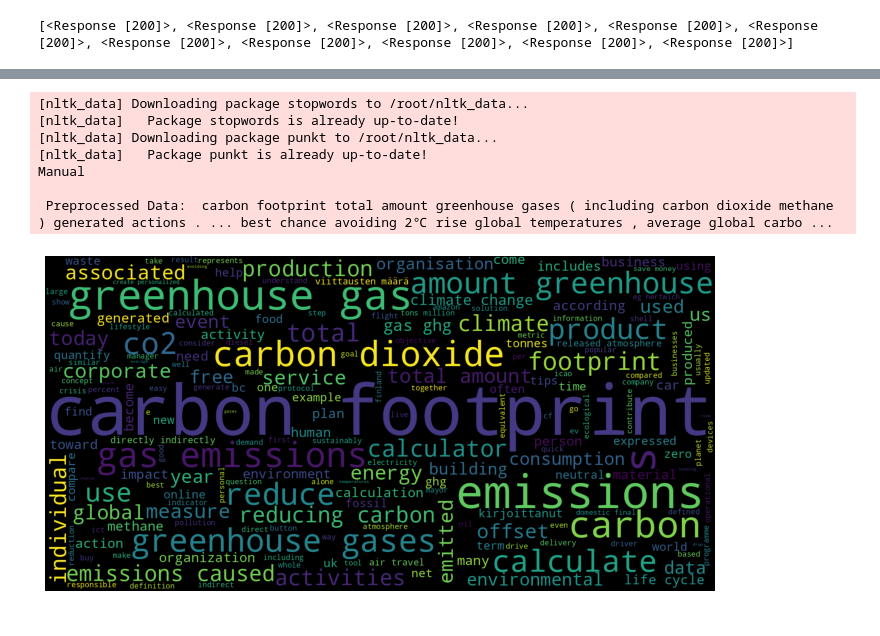
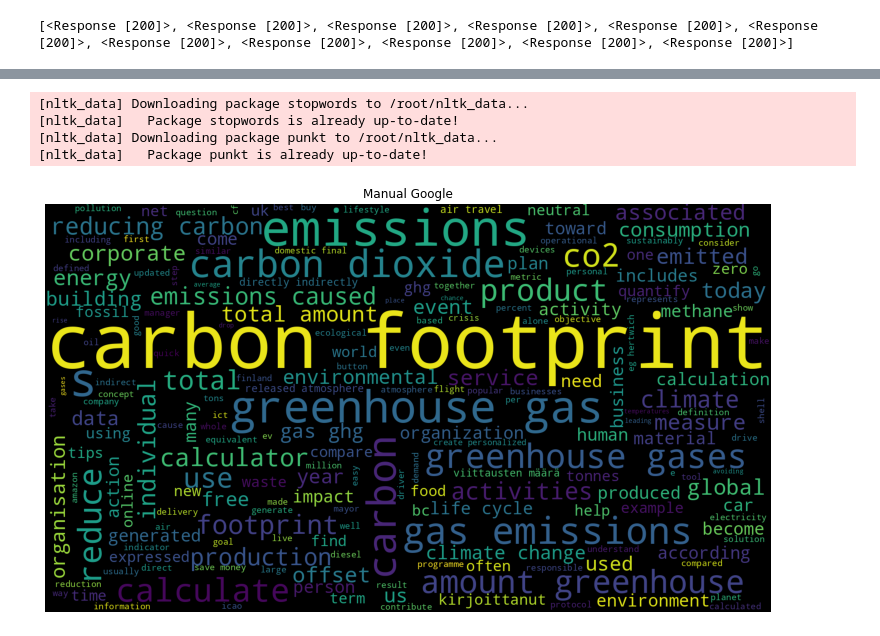
Before and after one commit to vtiinanen/NLP_WuzzyFuzzy, a Jupyter notebook: notebook.ipynb, the cells around one changed output, grey strips where cells are left out. Saved outputs shown, nothing was run; the diff lists cells and outputs as text; code cells hidden in the pictures.

```diff
--- a/notebook.ipynb
+++ b/notebook.ipynb
@@ -1,11 +1,11 @@
 # %%
 """ Form Google search urls for scraping """
 
-ORIG_URL = 'https://www.google.com/search?q=carbon+footprint'
+GOOGLE_ORIG_URL = 'https://www.google.com/search?q=carbon+footprint'
 
 page_amount = 11
-URLS = [ORIG_URL + '&start=' + str(i*10) for i in range(0, page_amount)]
-print(URLS)
+GOOGLE_URLS = [GOOGLE_ORIG_URL + '&start=' + str(i*10) for i in range(0, page_amount)]
+print(GOOGLE_URLS)
 # %% [output]
 ['https://www.google.com/search?q=carbon+footprint&start=0', 'https://www.google.com/search?q=carbon+footprint&start=10', 'https://www.google.com/search?q=carbon+footprint&start=20', 'https://www.goog ...
 # %%
@@ -29,9 +29,8 @@ def get_response(url):
         raise
     return resp
 
-responses = [get_response(URL) for URL in URLS]
-
-print(responses)
+google_responses = [get_response(url) for url in GOOGLE_URLS]
+print(google_responses)
 # %% [output]
 [<Response [200]>, <Response [200]>, <Response [200]>, <Response [200]>, <Response [200]>, <Response [200]>, <Response [200]>, <Response [200]>, <Response [200]>, <Response [200]>, <Response [200]>]
 # %%
@@ -39,7 +38,7 @@ print(responses)
 
 from bs4 import BeautifulSoup
 
-def get_description(response):
+def google_get_description(response):
     returnable=[]
     soup = BeautifulSoup(response.content, "html.parser")
     for s in soup.find_all("div", class_="g"):
@@ -54,12 +53,12 @@ def get_description(response):
             returnable.append(desc_text.replace('\xa0', ' '))
     return returnable
 
-descriptions_of_pages = [get_description(res) for res in responses]
+google_descriptions_of_pages = [google_get_description(res) for res in google_responses]
 
 def flatten(t):
     return [item for sublist in t for item in sublist]
 
-bs4_scraped_snippets = flatten(descriptions_of_pages)
+bs4_scraped_snippets = flatten(google_descriptions_of_pages)
 
 print(*bs4_scraped_snippets, sep='\n')
 # Possibly not usable data atm
@@ -154,61 +221,46 @@ calc_fuzz_values(manually_scraped_snippets[3], manually_scraped_snippets[4])
 # %%
 """ WordCloud """
 
 import matplotlib.pyplot as plt
 
 import nltk
 nltk.download('stopwords')
 nltk.download('punkt')
 
 from nltk.corpus import stopwords
 from nltk.tokenize import word_tokenize
 from wordcloud import WordCloud
 
-class WordCloudGeneration:
-    def preprocessing(self, data):
-        # convert all words to lowercase
-        data = [item.lower() for item in data]
-        # load the stop_words of english
-        stop_words = set(stopwords.words('english'))
-        # concatenate all the data with spaces.
-        paragraph = ' '.join(data)
-        # tokenize the paragraph using the inbuilt tokenizer
-        word_tokens = word_tokenize(paragraph)
-        # filter words present in stopwords list
-        preprocessed_data = ' '.join([word for word in word_tokens if not word in stop_words])
-        print("\n Preprocessed Data: " ,preprocessed_data)
-        return preprocessed_data
+def preprocess(data):
+    data = [item.lower() for item in data]
+    stop_words = set(stopwords.words('english'))
+    paragraph = ' '.join(data)
+    word_tokens = word_tokenize(paragraph)
+    preprocessed_data = ' '.join([word for word in word_tokens if not word in stop_words])
+    return preprocessed_data
 
-    def create_word_cloud(self, final_data):
-        # initiate WordCloud object with parameters width, height, maximum font size and background color
-        # call the generate method of WordCloud class to generate an image
-        wordcloud = WordCloud(width=1600, height=800, max_font_size=200, background_color="black").generate(final_data)
-        # plt the image generated by WordCloud class
-        plt.figure(figsize=(12,10))
-        plt.imshow(wordcloud)
-        plt.axis("off")
-        plt.show()
+def get_word_cloud(data, title):
+    wordcloud = WordCloud(width=1600, height=900, max_font_size=200, background_color="black").generate(data)
+    plt.figure(figsize=(13,11))
+    plt.imshow(wordcloud)
+    plt.axis("off")
+    plt.title(title)
+    return plt
 
-# you may uncomment the following line to use custom input
-# input_text = input("Enter the text here: ")
-# input_text = 'These datasets are used for machine-learning research and have been cited in peer-reviewed academic journals. Datasets are an integral part of the field of machine learning. Major advances in this field can result from advances in learning algorithms (such as deep learning), computer hardware, and, less-intuitively, the availability of high-quality training datasets.[1] High-quality labeled training datasets for supervised and semi-supervised machine learning algorithms are usually difficult and expensive to produce because of the large amount of time needed to label the data. Although they do not need to be labeled, high-quality datasets for unsupervised learning can also be difficult and costly to produce.'
-# input_text = input_text.split('.')
+manual_clean_data = preprocess(manually_scraped_snippets)
+manual_plot = get_word_cloud(manual_clean_data, 'Manual Google')
+manual_plot.show()
 
-print('Manual')
-manual_wordcloud_generator = WordCloudGeneration()
-manual_clean_data = manual_wordcloud_generator.preprocessing(manually_scraped_snippets)
-manual_wordcloud_generator.create_word_cloud(manual_clean_data)
+bs4_clean_data = preprocess(bs4_scraped_snippets)
+bs4_plot = get_word_cloud(bs4_clean_data, 'BS4 Google')
+bs4_plot.show()
 
-print('BS4')
-bs4_wordcloud_generator = WordCloudGeneration()
-bs4_clean_data = bs4_wordcloud_generator.preprocessing(bs4_scraped_snippets)
-bs4_wordcloud_generator.create_word_cloud(bs4_clean_data)
+bbc_clean_data = preprocess(bbc_scraped_snippets)
+bbc_plot = get_word_cloud(bbc_clean_data, 'BS4 BBC')
+bbc_plot.show()
 # %% [output]
 [nltk_data] Downloading package stopwords to /root/nltk_data...
 [nltk_data]   Package stopwords is already up-to-date!
 [nltk_data] Downloading package punkt to /root/nltk_data...
 [nltk_data]   Package punkt is already up-to-date!
-Manual
-
- Preprocessed Data:  carbon footprint total amount greenhouse gases ( including carbon dioxide methane ) generated actions . ... best chance avoiding 2℃ rise global temperatures , average global carbo ...
-[figure, old version]
+[figure, new version]
```
Also changed, not shown: parts of 6 cells of this notebook, 1 other file.
